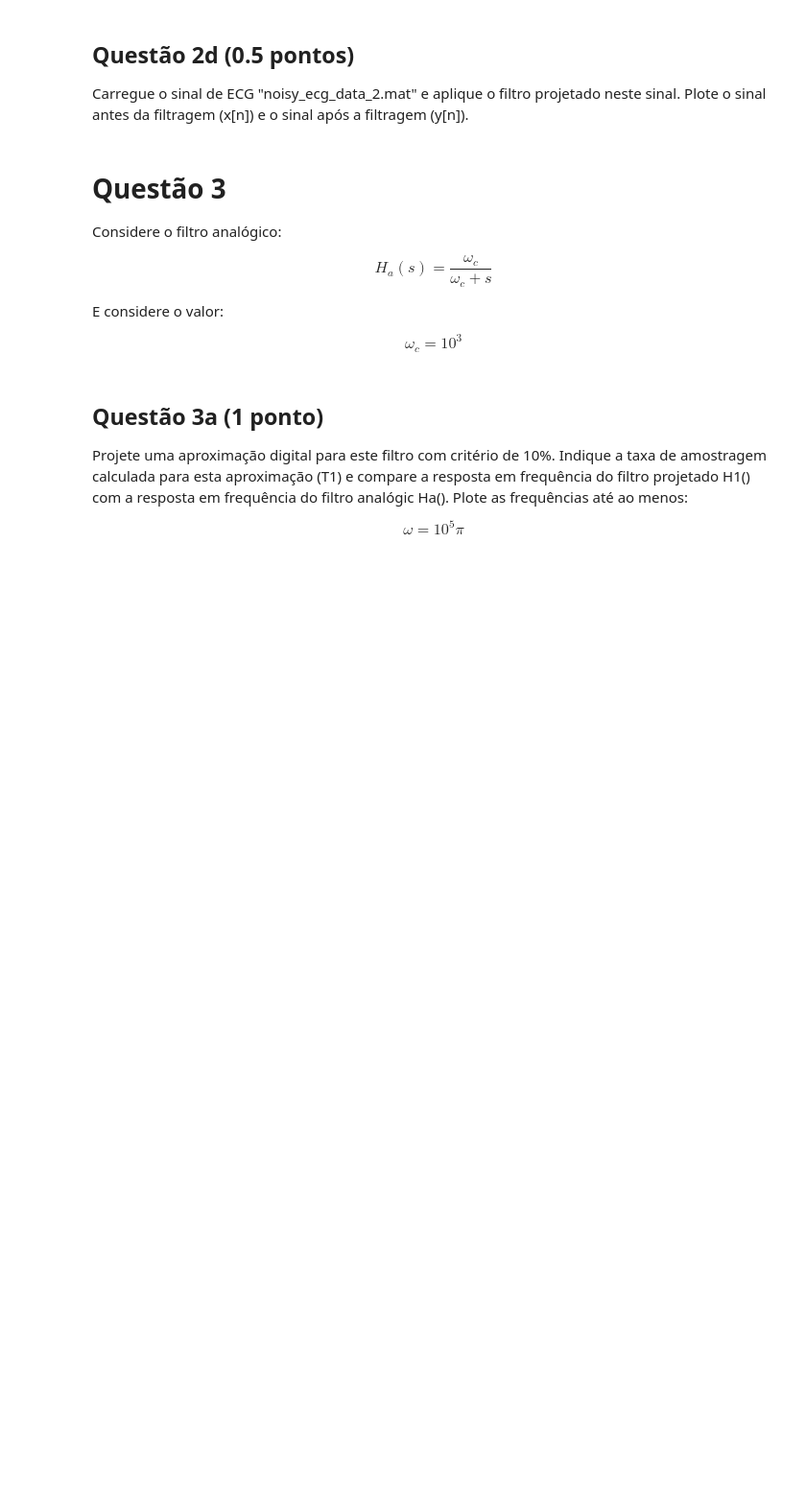
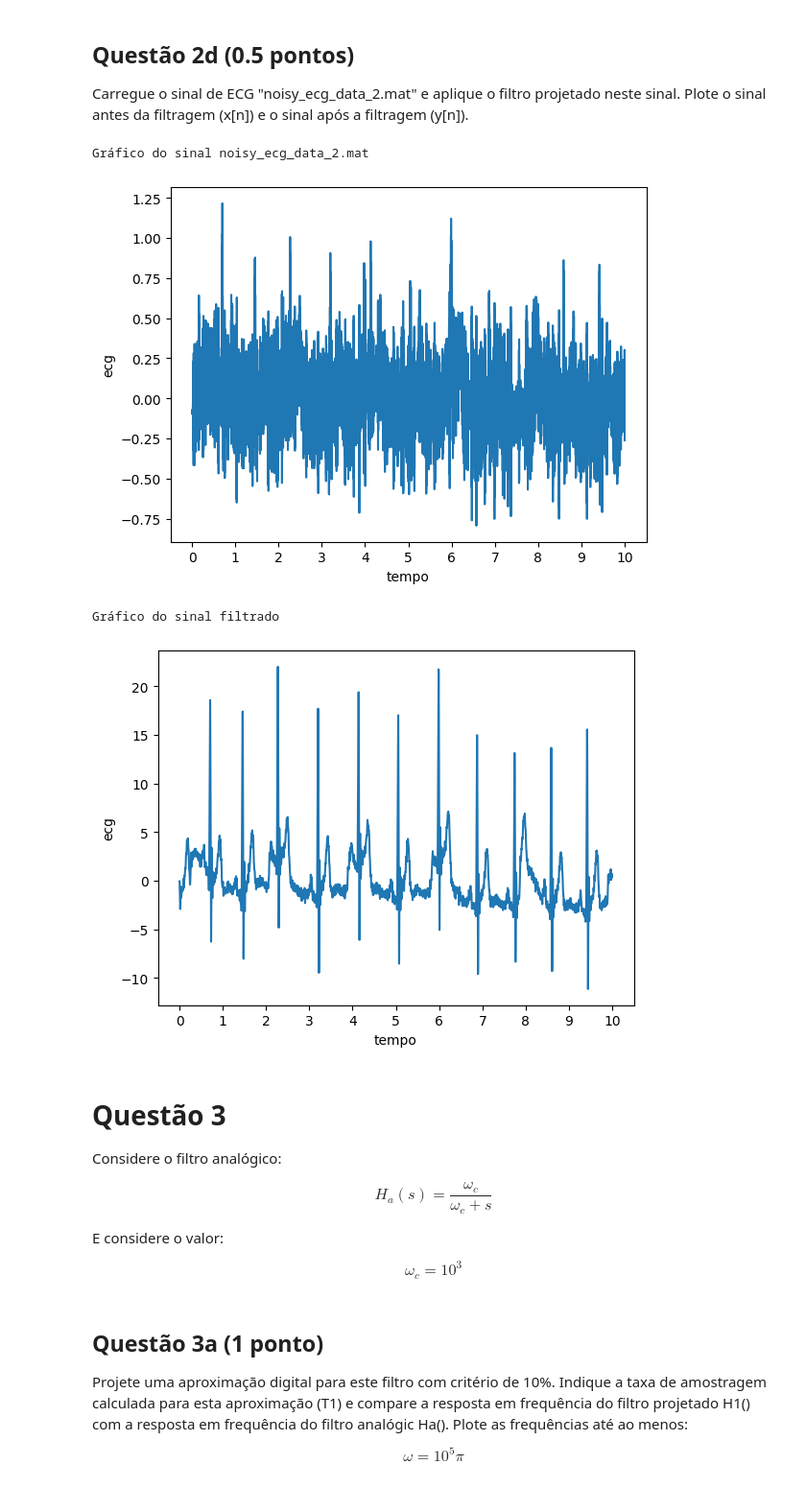
Before and after one commit to CristianoCTS/SSTD, a Jupyter notebook: Projeto-2/211028050-projeto2.ipynb, the cells around one changed output. Shown at 96% size. Cells and saved outputs as stored; diff of their text form; code cells hidden in the pictures; blank space fills up the shorter version.

```diff
--- a/Projeto-2/211028050-projeto2.ipynb
+++ b/Projeto-2/211028050-projeto2.ipynb
@@ -189,3 +248,25 @@ sinal = sp.io.loadmat('noisy_ecg_data_2.mat')['noisy_ecg2'].ravel()
+# %%
+sinal = sp.io.loadmat('noisy_ecg_data_2.mat')['noisy_ecg2'].ravel()
+sinal_filtrado = filtro2(sinal)
+
+print("Gráfico do sinal noisy_ecg_data_2.mat")
+plt.plot(sinal)
+plt.xticks([0, 500, 1000, 1500, 2000, 2500, 3000, 3500, 4000, 4500, 5000], ["0", "1", "2", "3", "4", "5", "6", "7", "8", "9", "10"])
+plt.xlabel("tempo")
+plt.ylabel("ecg")
+plt.show()
+
+print("Gráfico do sinal filtrado")
+plt.plot(sinal_filtrado)
+plt.xticks([0, 500, 1000, 1500, 2000, 2500, 3000, 3500, 4000, 4500, 5000], ["0", "1", "2", "3", "4", "5", "6", "7", "8", "9", "10"])
+plt.xlabel("tempo")
+plt.ylabel("ecg")
+plt.show()
+# %% [output]
+Gráfico do sinal noisy_ecg_data_2.mat
+[figure, added]
+Gráfico do sinal filtrado
+[figure, added]
 # %% [markdown]
 # Questão 3
 
```
Also changed, not shown: parts of 9 cells of this notebook, 8 other files.
